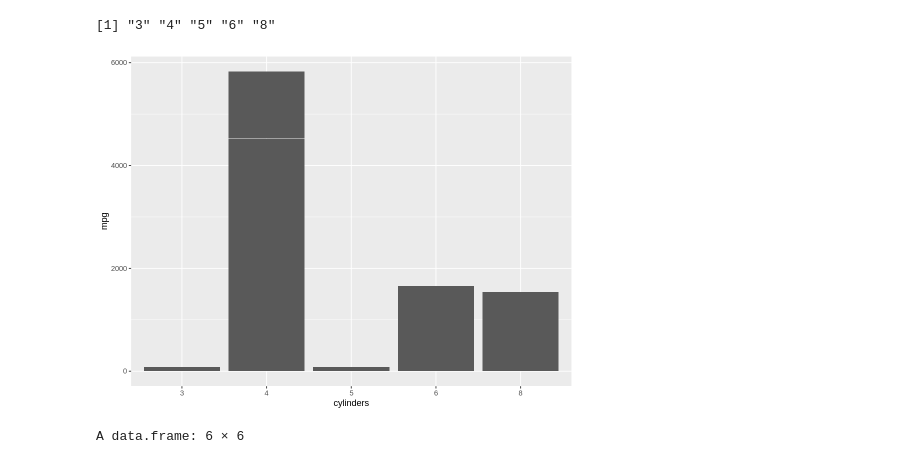
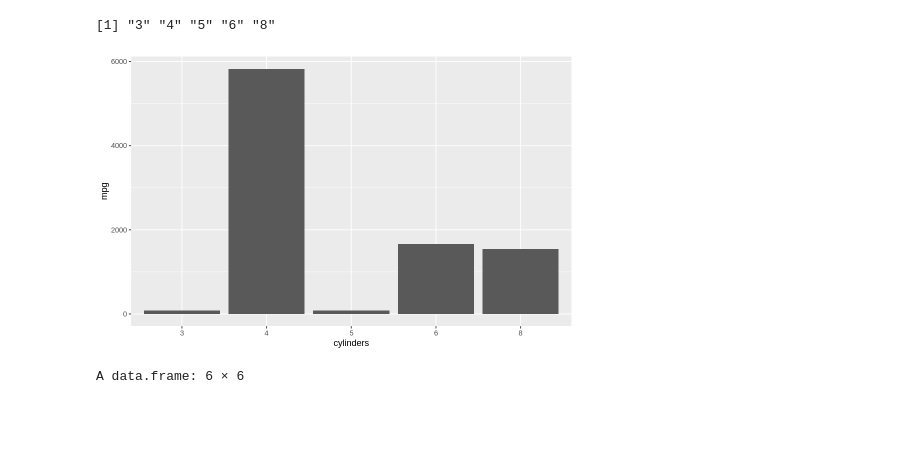
Before and after one commit to Jingfei-li/stat301-project, a Jupyter notebook: project_proposal.ipynb, the cells around one changed output. Drawn from its saved outputs; the diff is of its cells as text; code cells hidden in the pictures; blank space fills up the shorter version.

```diff
--- a/project_proposal.ipynb
+++ b/project_proposal.ipynb
@@ -110,11 +110,13 @@ A data.frame: 6 × 6
 | 6 | 15 | 8 | 429 | 198 | 4341 | 10.0 |
 [1] "3" "4" "5" "6" "8"
 # %%
+options(repr.plot.width = 8, repr.plot.height = 5)
+
 p<-ggplot(data=mpg_data, aes(x=cylinders, y=mpg)) +
   geom_bar(stat="identity")
 p
 # %% [output]
-[figure, old version]
+[figure, new version]
 # %%
 mpg_data <- mpg_data %>%
   mutate(cylinders= ifelse(cylinders == '3',"low",
```
